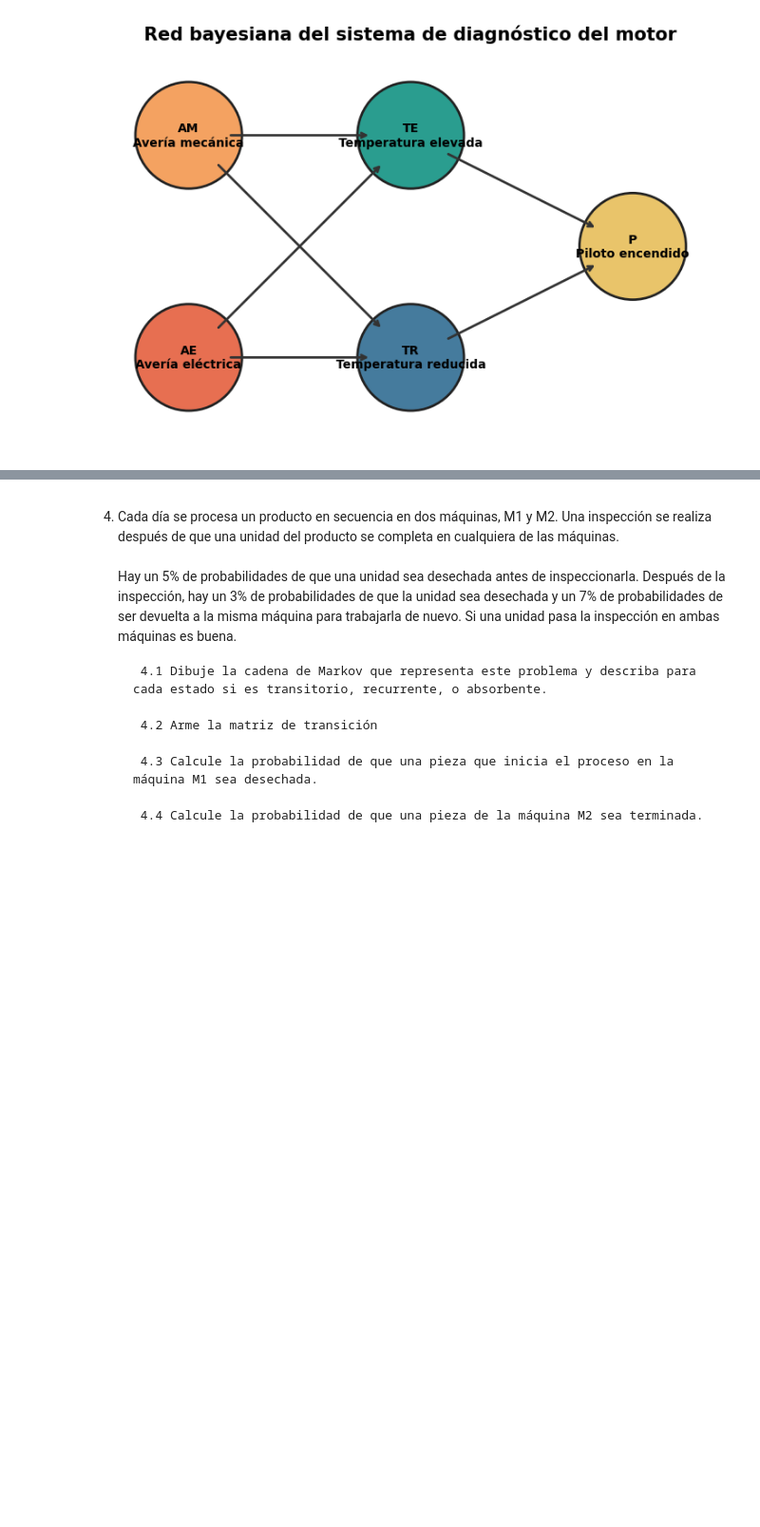
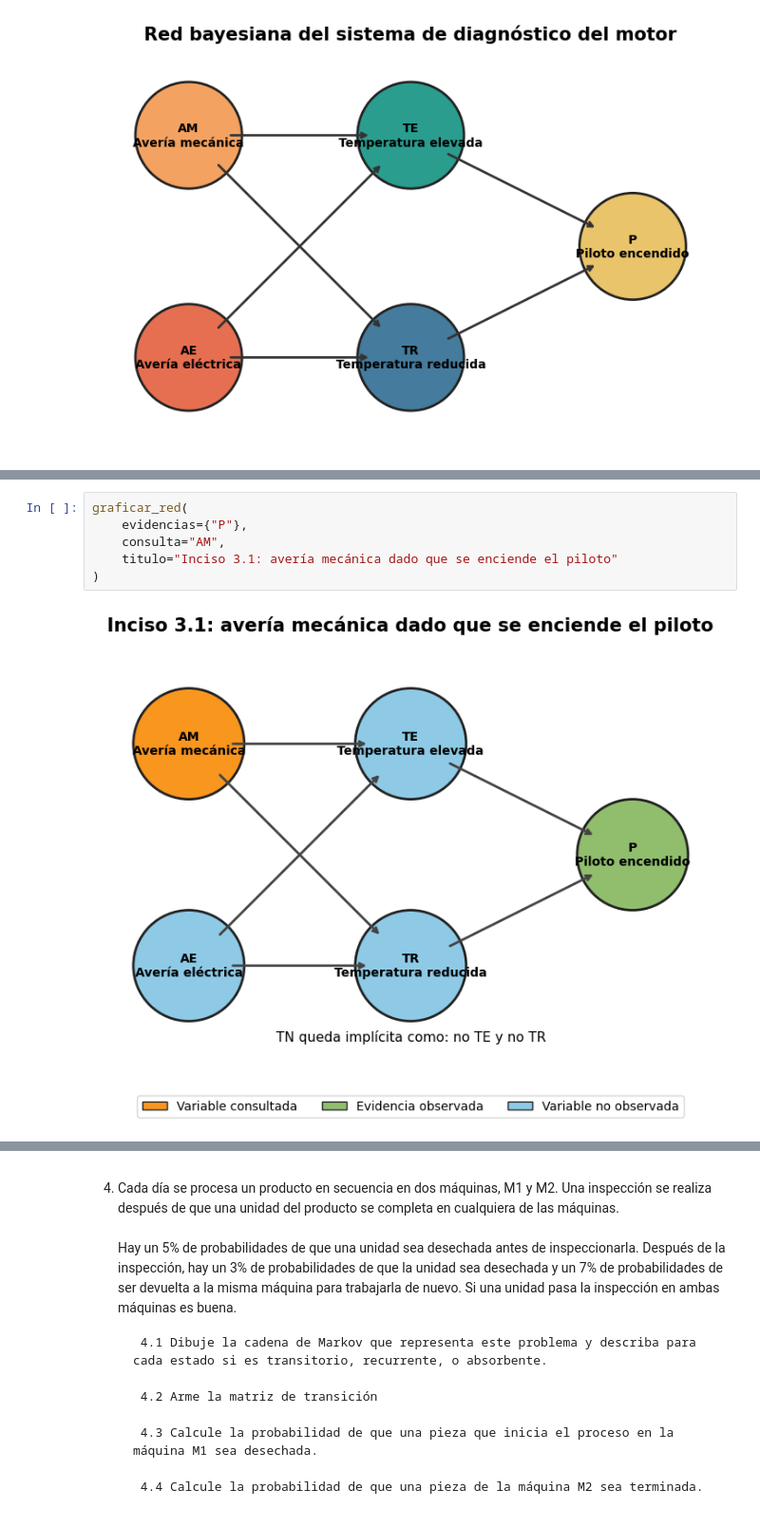
Before and after one commit to fcaprioli2004/IA_1_grupo1, a Jupyter notebook: TP 5/TP5.ipynb, the cells around one changed output, grey strips where cells are left out. Shown at 95% size. Saved outputs shown, nothing was run; the diff lists cells and outputs as text; blank space fills up the shorter version.

```diff
--- a/TP 5/TP5.ipynb
+++ b/TP 5/TP5.ipynb
@@ -506,0 +1101,8 @@ plt.show()
+# %%
+graficar_red(
+    evidencias={"P"},
+    consulta="AM",
+    titulo="Inciso 3.1: avería mecánica dado que se enciende el piloto"
+)
+# %% [output]
+[figure, added]
```
Also changed, not shown: parts of 4 cells of this notebook.
